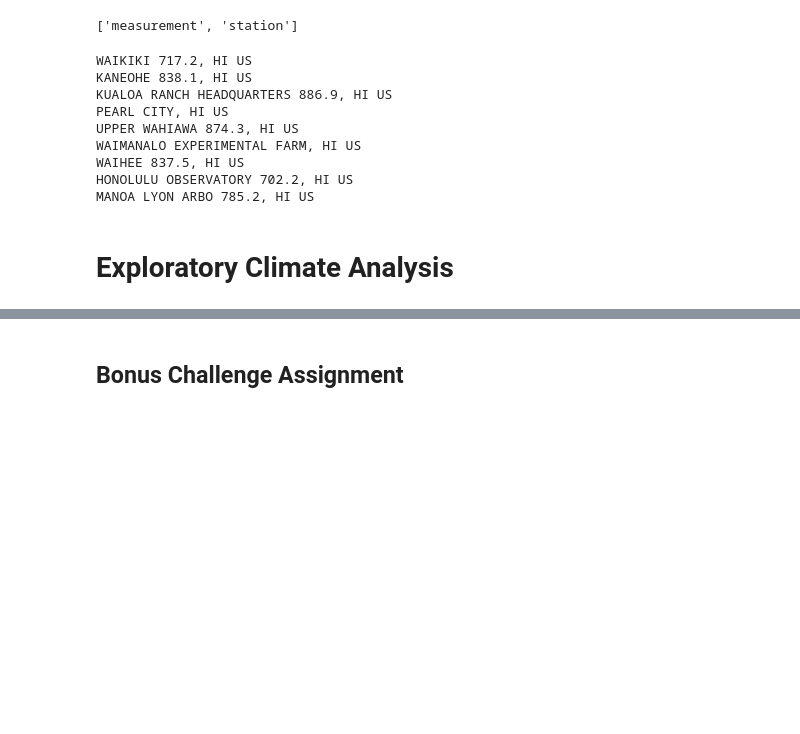
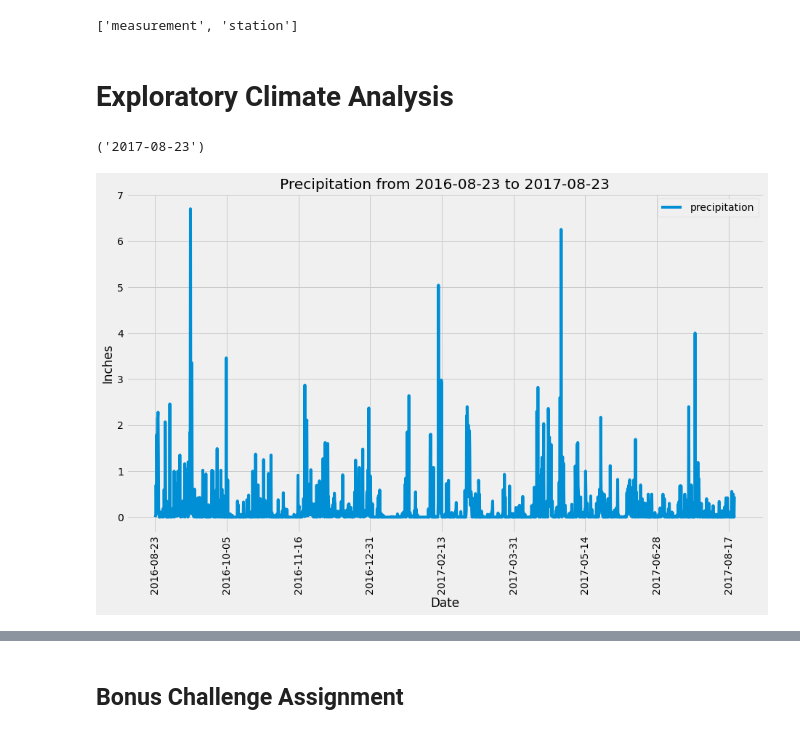
Before and after one commit to etassone1974/sqlalchemy-challenge, a Jupyter notebook: climate_starter.ipynb, the cells around one changed output, grey strips where cells are left out. Drawn from its saved outputs; the diff is of its cells as text; code cells hidden in the pictures; blank space fills up the shorter version.

Commit message:
Updated Jupyter notebook with analysis and plots

```diff
--- a/climate_starter.ipynb
+++ b/climate_starter.ipynb
@@ -36,19 +38,5 @@ Station = Base.classes.station
 # %%
 # Create our session (link) from Python to the DB
 session = Session(engine)
-
-station_list = session.query(Station)
-for station in station_list:
-    print(station.name)
-# %% [output]
-WAIKIKI 717.2, HI US
-KANEOHE 838.1, HI US
-KUALOA RANCH HEADQUARTERS 886.9, HI US
-PEARL CITY, HI US
-UPPER WAHIAWA 874.3, HI US
-WAIMANALO EXPERIMENTAL FARM, HI US
-WAIHEE 837.5, HI US
-HONOLULU OBSERVATORY 702.2, HI US
-MANOA LYON ARBO 785.2, HI US
 # %% [markdown]
 # Exploratory Climate Analysis
@@ -67 +43,49 @@ MANOA LYON ARBO 785.2, HI US
+# %%
+# Design a query to retrieve the last 12 months of precipitation data and plot the results
+
+# Calculate the date 1 year ago from the last data point in the database
+# Last date in dataset is 2017-8-23 so one year prior will be 2016-08-23
+# Need dates in this range
+# Latest Date found with this query or by examining data e.g. using DB Browser
+display(session.query(Measurement.date).order_by(Measurement.date.desc()).first())
+
+# Perform a query to retrieve the data and precipitation scores
+
+# Set the start and end dates required
+# Set start date one day earlier to capture 2016-08-23
+date_start = dt.datetime(2016,8,22)
+date_end = dt.datetime(2017, 8, 23)
+
+# Perform a query to retrieve the data and precipitation scores
+results = session.query(Measurement.date, Measurement.prcp).\
+    filter(Measurement.date > date_start).filter(Measurement.date <= date_end).all()
+
+"""for result in results:
+    (measurement_date, measurement_prcp) = result
+    print(f"{measurement_date}  {measurement_prcp}")"""
+
+# Save the query results as a Pandas DataFrame and set the index to the date column
+date_prcp_df = pd.DataFrame(results)
+
+# Drop any data points with NaN for precipitation as cannot be sure what has happened there
+# Note that NaN (or NULL) is distinct from a precipitation of 0.0 which is recorded properly
+date_prcp_df_clean = date_prcp_df.dropna()
+
+# Set the index of the DataFrame to the date
+date_prcp_df_clean.set_index("date", inplace=True)
+
+# Sort the dataframe by date
+date_prcp_df_clean_sort = date_prcp_df_clean.sort_index()
+
+# Rename column prcp to precipitation for better display in plot
+date_prcp_df_clean_sort.rename(columns = {"prcp" : "precipitation"}, inplace=True)
+
+# Use Pandas Plotting with Matplotlib to plot the data
+ax = date_prcp_df_clean_sort.plot(figsize=(14,8), rot=90, title="Precipitation from 2016-08-23 to 2017-08-23", xlabel="Date", ylabel="Inches");
+
+# Produces warning -- from Google searching seems to be a bug in matplotlib currently
+# Does not affect plot
+# %% [output]
+('2017-08-23')
+[figure, added]
 # %%
```
Also changed, not shown: parts of 11 cells of this notebook.
